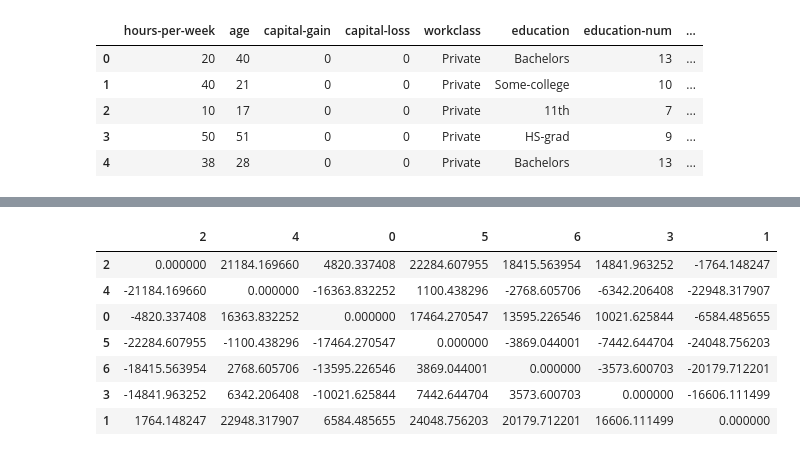
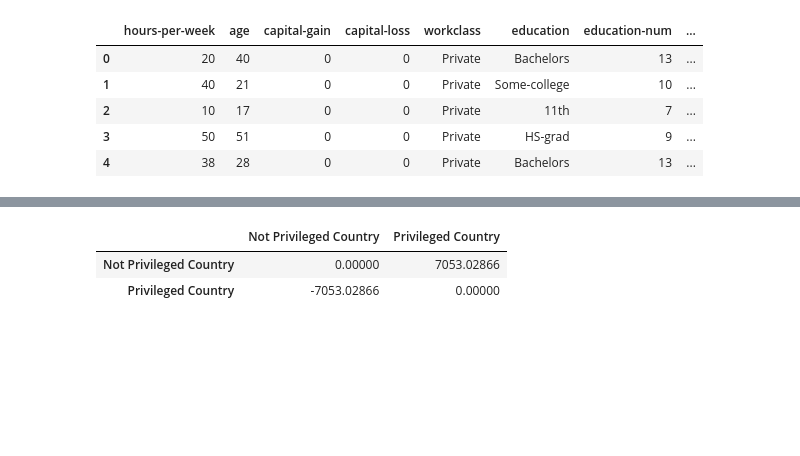
Before and after one commit to Jagoda222/HCML_2, a Jupyter notebook: David_1.ipynb, the cells around one changed output, grey strips where cells are left out. Saved outputs shown, nothing was run; the diff lists cells and outputs as text; code cells hidden in the pictures; blank space fills up the shorter version.

```diff
--- a/David_1.ipynb
+++ b/David_1.ipynb
@@ -121,11 +427,6 @@ native_country_sp
-# %%
-marital_status_sp
-# %% [output]
-|  | 2 | 4 | 0 | 5 | 6 | 3 | 1 |
-| 2 | 0.000000 | 21184.169660 | 4820.337408 | 22284.607955 | 18415.563954 | 14841.963252 | -1764.148247 |
-| 4 | -21184.169660 | 0.000000 | -16363.832252 | 1100.438296 | -2768.605706 | -6342.206408 | -22948.317907 |
-| 0 | -4820.337408 | 16363.832252 | 0.000000 | 17464.270547 | 13595.226546 | 10021.625844 | -6584.485655 |
-| 5 | -22284.607955 | -1100.438296 | -17464.270547 | 0.000000 | -3869.044001 | -7442.644704 | -24048.756203 |
-| 6 | -18415.563954 | 2768.605706 | -13595.226546 | 3869.044001 | 0.000000 | -3573.600703 | -20179.712201 |
-| 3 | -14841.963252 | 6342.206408 | -10021.625844 | 7442.644704 | 3573.600703 | 0.000000 | -16606.111499 |
-| 1 | 1764.148247 | 22948.317907 | 6584.485655 | 24048.756203 | 20179.712201 | 16606.111499 | 0.000000 |
+# %%
+country_sp
+# %% [output]
+|  | Not Privileged Country | Privileged Country |
+| Not Privileged Country | 0.00000 | 7053.02866 |
+| Privileged Country | -7053.02866 | 0.00000 |
```
Also changed, not shown: parts of 24 cells of this notebook.
